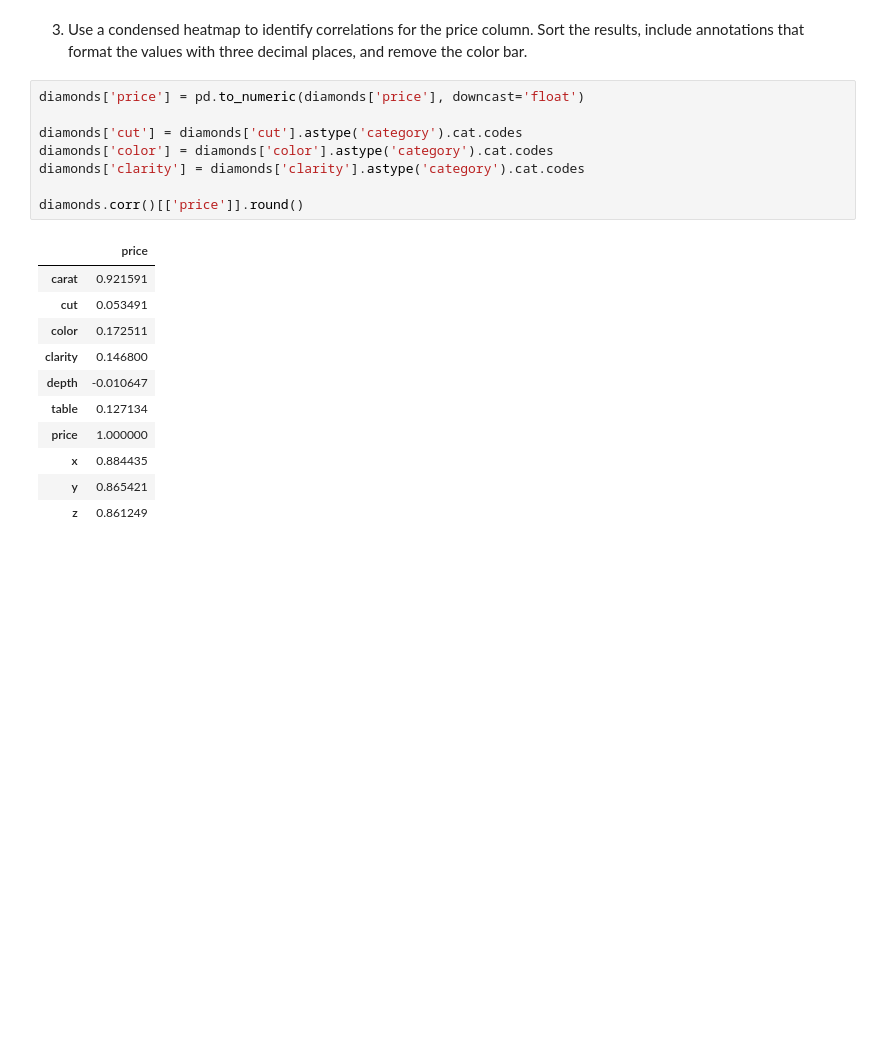
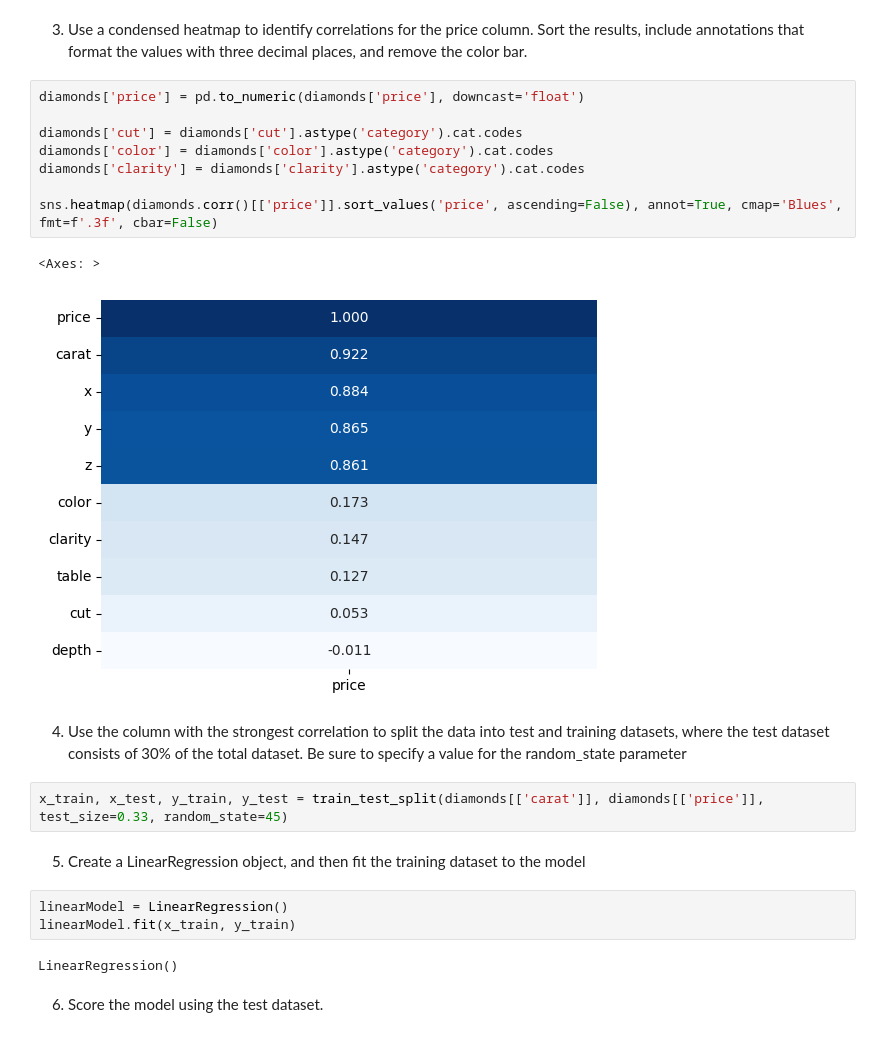
Before and after one commit to zachrousseau/SEC.407.AdvancedPython, a Jupyter notebook: Rousseau.Assignment.10/Rousseau.Assignment.10.Program.01.ipynb, the cells around one changed output. Cells and saved outputs as stored; diff of their text form; blank space fills up the shorter version.

```diff
--- a/Rousseau.Assignment.10/Rousseau.Assignment.10.Program.01.ipynb
+++ b/Rousseau.Assignment.10/Rousseau.Assignment.10.Program.01.ipynb
@@ -26,20 +28,26 @@ annotations that format the values with three decimal places, and remove the col
 # %%
 diamonds['price'] = pd.to_numeric(diamonds['price'], downcast='float')
 
 diamonds['cut'] = diamonds['cut'].astype('category').cat.codes
 diamonds['color'] = diamonds['color'].astype('category').cat.codes
 diamonds['clarity'] = diamonds['clarity'].astype('category').cat.codes
 
-diamonds.corr()[['price']].round()
+sns.heatmap(diamonds.corr()[['price']].sort_values('price', ascending=False), annot=True, cmap='Blues', fmt=f'.3f', cbar=False)
 # %% [output]
-|  | price |
-| carat | 0.921591 |
-| cut | 0.053491 |
-| color | 0.172511 |
-| clarity | 0.146800 |
-| depth | -0.010647 |
-| table | 0.127134 |
-| price | 1.000000 |
-| x | 0.884435 |
-| y | 0.865421 |
-| z | 0.861249 |
+<Axes: >
+[figure, added]
+# %% [markdown]
+4. Use the column with the strongest correlation to split the data into test and training datasets, where the
+test dataset consists of 30% of the total dataset. Be sure to specify a value for the random_state
+parameter
+# %%
+x_train, x_test, y_train, y_test = train_test_split(diamonds[['carat']], diamonds[['price']], test_size=0.33, random_state=45)
+# %% [markdown]
+5. Create a LinearRegression object, and then fit the training dataset to the model
+# %%
+linearModel = LinearRegression()
+linearModel.fit(x_train, y_train)
+# %% [output]
+LinearRegression()
+# %% [markdown]
+6. Score the model using the test dataset.
```
Also changed, not shown: parts of 12 cells of this notebook, 2 other files.
